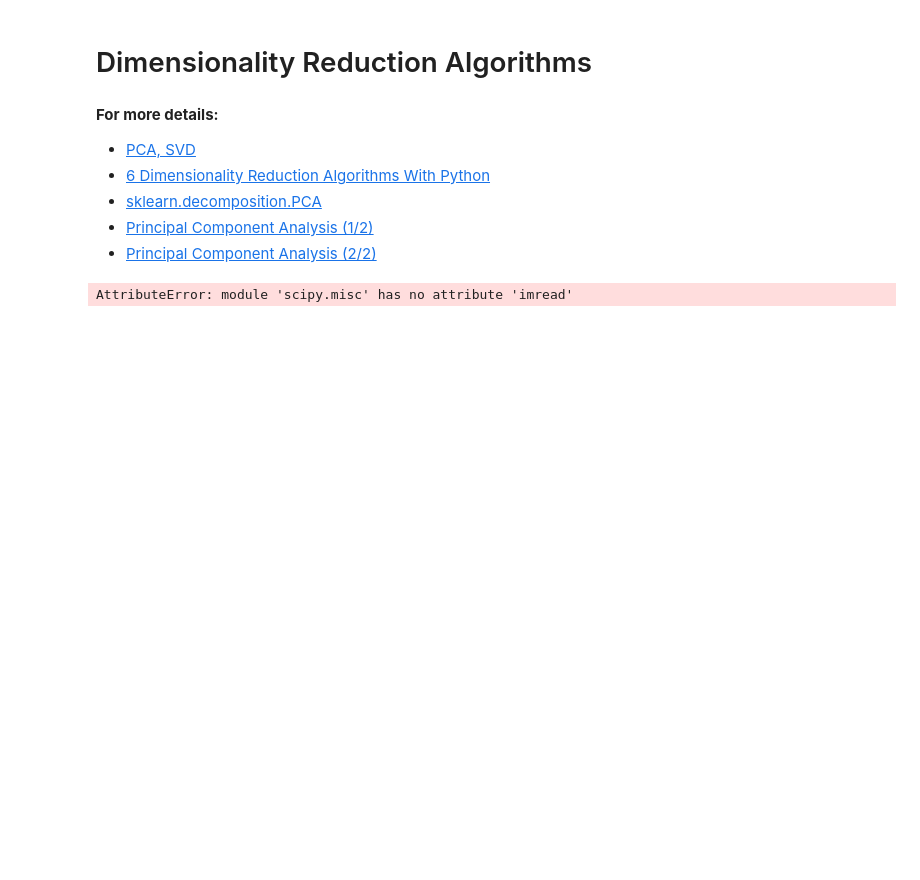
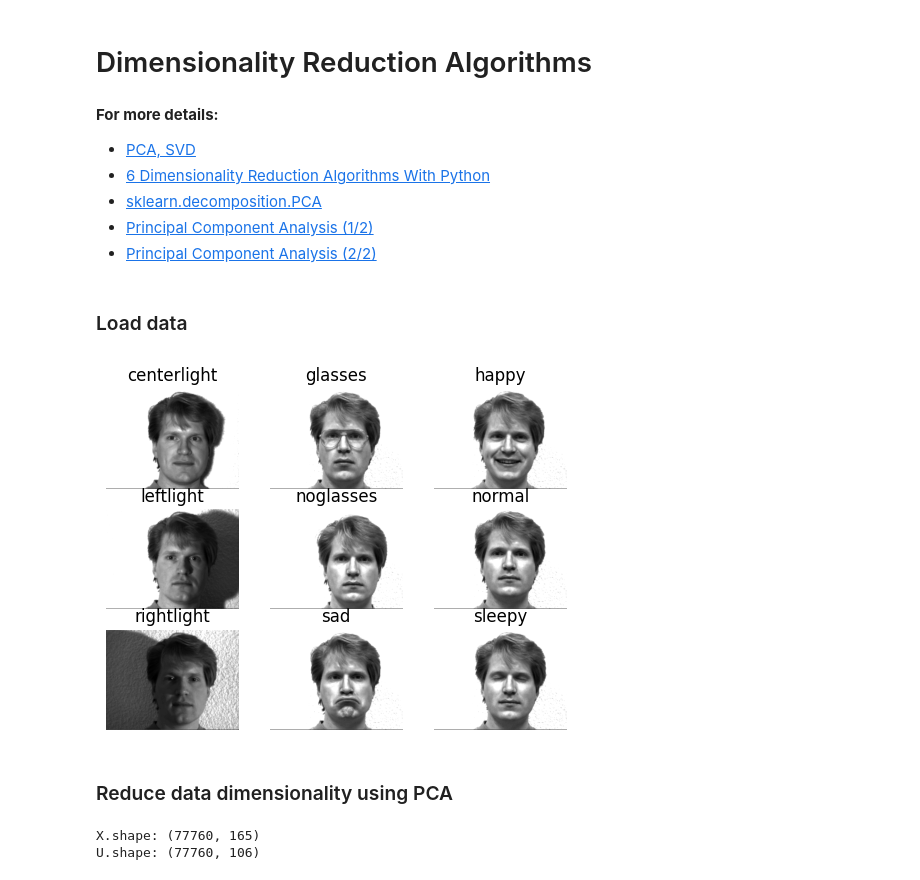
Before and after one commit to ManhDzungNguyen/Machine--Learning-Algorithms, a Jupyter notebook: notebooks/dimensionality_reduction_algorithm.ipynb, the cells around one changed output. Saved outputs shown, nothing was run; the diff lists cells and outputs as text; code cells hidden in the pictures; blank space fills up the shorter version.

Commit message:
update dimensionality_reduction_algorithm

```diff
--- a/notebooks/dimensionality_reduction_algorithm.ipynb
+++ b/notebooks/dimensionality_reduction_algorithm.ipynb
@@ -10,40 +19,53 @@
+# %% [markdown]
+### Load data
+# %%
+# filename structure
+path = '../datasets/Yale Face Database/' # path to the database
+prefix = 'subject'
+ids = range(1, 16) # 15 persons
+states = ['centerlight', 'glasses', 'happy', 'leftlight',
+          'noglasses', 'normal', 'rightlight','sad',
+          'sleepy', 'surprised', 'wink' ]
+# %%
+filenames = list(f for f in os.listdir(path) if prefix in f)
+# %%
+plt.figure(figsize=(6, 6))
+for i in range(9):
+    ax = plt.subplot(4, 3, i + 1)
+    ax.set_axis_off()
+
+    plt.imshow(plt.imread(path + filenames[i]),cmap="gray")
+    plt.title(filenames[i].split(".")[1])
+# %% [output]
+[figure, added]
+# %% [markdown]
+### Reduce data dimensionality using PCA
 # %%
-import numpy as np
-#from scipy import misc
-import cv2            # for loading image
-np.random.seed(1)
-
-# filename structure
-path = '..\datasets\Yale Face Database' # path to the database
-ids = range(1, 16) # 15 persons
-states = ['centerlight', 'glasses', 'happy', 'leftlight',
-          'noglasses', 'normal', 'rightlight','sad',
-          'sleepy', 'surprised', 'wink' ]
-prefix = 'subject'
-surfix = '.pgm'
-
 # data dimension
-h = 116 # hight
-w = 98 # width
+h = 243 # height
+w = 320 # width
 D = h * w
 N = len(states)*15
 K = 100
 
 # collect all data
 X = np.zeros((D, N))
-cnt = 0
-for person_id in range(1, 16):
-    for state in states:
-        fn = path + prefix + str(person_id).zfill(2) + '.' + state + surfix
-        X[:, cnt] = cv2.imread(fn).reshape(D)
-        cnt += 1
+
+for idx, filename in enumerate(filenames):
+    fn = path + filename
+    X[:, idx] = plt.imread(fn).reshape(D)
 
 # Doing PCA, note that each row is a datapoint
-from sklearn.decomposition import PCA
-pca = PCA(n_components=K) # K = 100
+
+# pca = PCA(n_components=100) # K = 100
+pca = PCA(n_components=0.99) # r = 0.99
 pca.fit(X.T)
 
 # projection matrix
 U = pca.components_.T
-# %% [output]
-AttributeError: module 'scipy.misc' has no attribute 'imread'
+# %%
+print("X.shape:", X.shape)
+print("U.shape:", U.shape)
+# %% [output]
+X.shape: (77760, 165)
+U.shape: (77760, 106)
```
Also changed, not shown: parts of 2 cells of this notebook, 1 other file.
